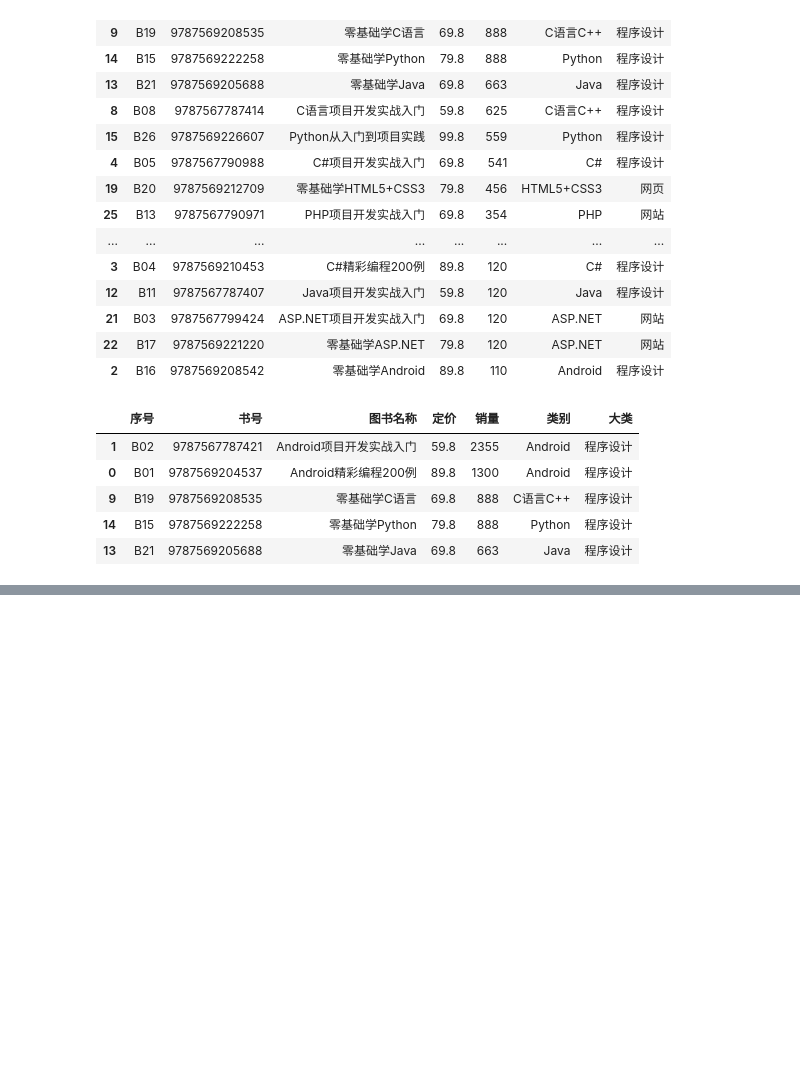
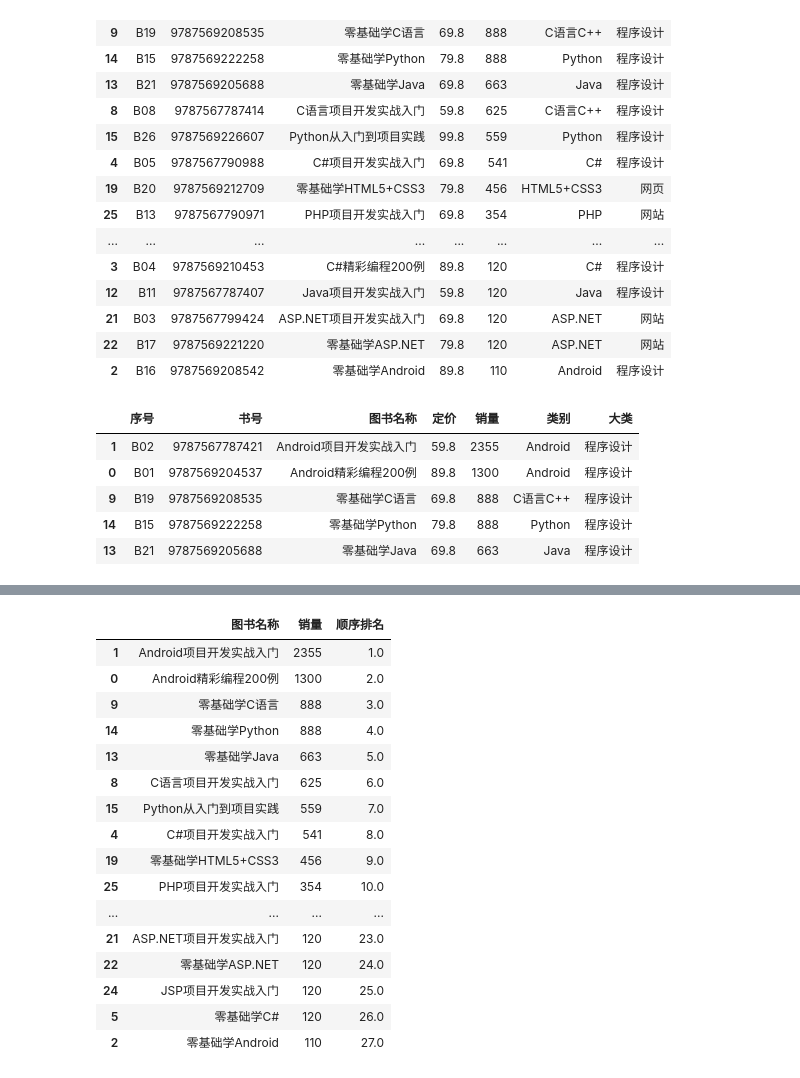
Before and after one commit to Mushaddict/Python, a Jupyter notebook: 数据分析从入门到实践/3.pd.ipynb, the cells around one changed output, grey strips where cells are left out. Drawn from its saved outputs; the diff is of its cells as text; code cells hidden in the pictures; blank space fills up the shorter version.

```diff
--- a/数据分析从入门到实践/3.pd.ipynb
+++ b/数据分析从入门到实践/3.pd.ipynb
@@ -535,0 +576,22 @@ df.sort_values(by = ['销量', '图书名称'], ascending = [False, True]).head(
+# %%
+df = df.sort_values(by = '销量', ascending = False)
+df['顺序排名'] = df['销量'].rank(method = "first", ascending = False)
+df[['图书名称', '销量', '顺序排名']]
+# %% [output]
+|  | 图书名称 | 销量 | 顺序排名 |
+| 1 | Android项目开发实战入门 | 2355 | 1.0 |
+| 0 | Android精彩编程200例 | 1300 | 2.0 |
+| 9 | 零基础学C语言 | 888 | 3.0 |
+| 14 | 零基础学Python | 888 | 4.0 |
+| 13 | 零基础学Java | 663 | 5.0 |
+| 8 | C语言项目开发实战入门 | 625 | 6.0 |
+| 15 | Python从入门到项目实践 | 559 | 7.0 |
+| 4 | C#项目开发实战入门 | 541 | 8.0 |
+| 19 | 零基础学HTML5+CSS3 | 456 | 9.0 |
+| 25 | PHP项目开发实战入门 | 354 | 10.0 |
+| ... | ... | ... | ... |
+| 21 | ASP.NET项目开发实战入门 | 120 | 23.0 |
+| 22 | 零基础学ASP.NET | 120 | 24.0 |
+| 24 | JSP项目开发实战入门 | 120 | 25.0 |
+| 5 | 零基础学C# | 120 | 26.0 |
+| 2 | 零基础学Android | 110 | 27.0 |
```
Also changed, not shown: parts of 6 cells of this notebook.
